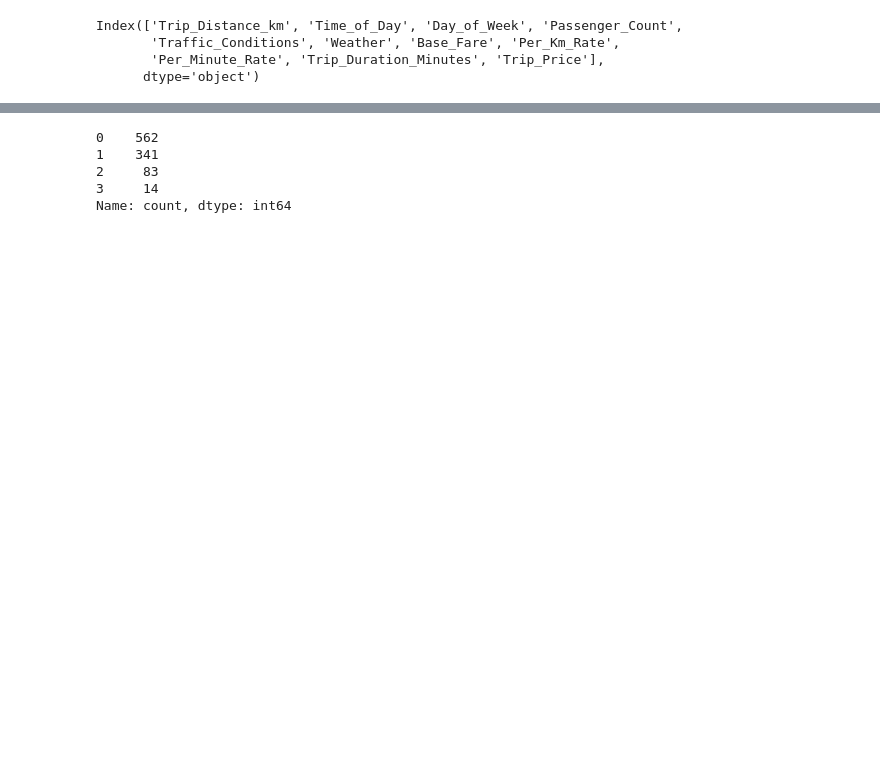
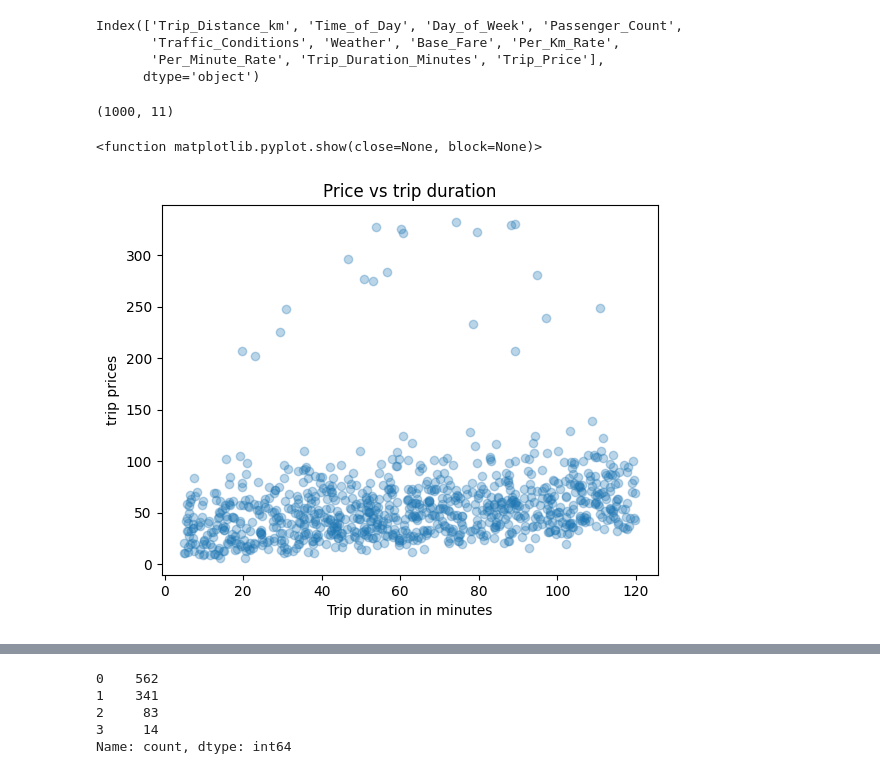
Before and after one commit to Oskara1209/taxi-prediction-fullstack-Oskar-OPA24, a Jupyter notebook: explorations/eda.ipynb, the cells around one changed output, grey strips where cells are left out. Cells and saved outputs as stored; diff of their text form; code cells hidden in the pictures; blank space fills up the shorter version.

Commit message:
created graphs and cleaned data

```diff
--- a/explorations/eda.ipynb
+++ b/explorations/eda.ipynb
@@ -58,3 +58,19 @@ Index(['Trip_Distance_km', 'Time_of_Day', 'Day_of_Week', 'Passenger_Count',
        'Traffic_Conditions', 'Weather', 'Base_Fare', 'Per_Km_Rate',
        'Per_Minute_Rate', 'Trip_Duration_Minutes', 'Trip_Price'],
       dtype='object')
+# %%
+df.shape
+# %% [output]
+(1000, 11)
+# %%
+import matplotlib.pyplot as plt
+
+
+plt.scatter(df["Trip_Duration_Minutes"], df["Trip_Price"],alpha=0.3)
+plt.xlabel("Trip duration in minutes")
+plt.ylabel("trip prices")
+plt.title("Price vs trip duration")
+plt.show
+# %% [output]
+<function matplotlib.pyplot.show(close=None, block=None)>
+[figure, added]
```
Also changed, not shown: parts of 14 cells of this notebook.
